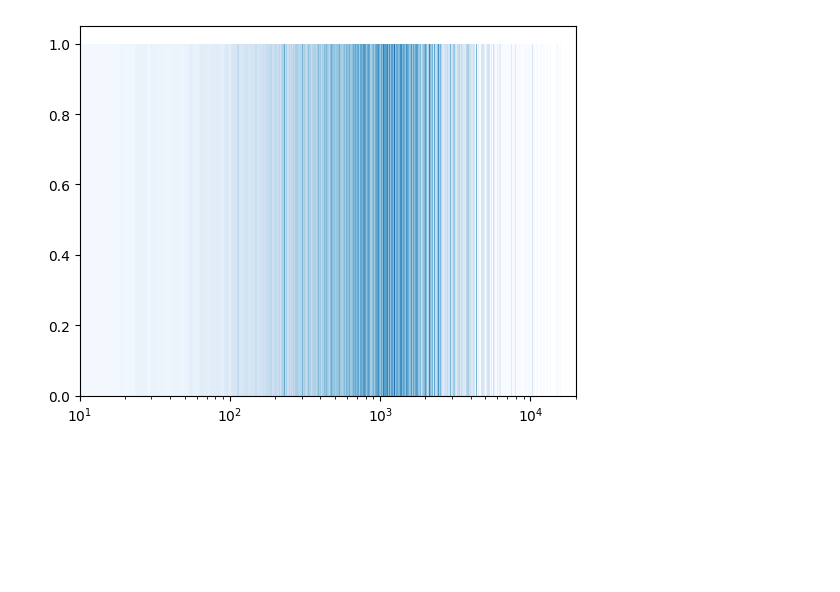
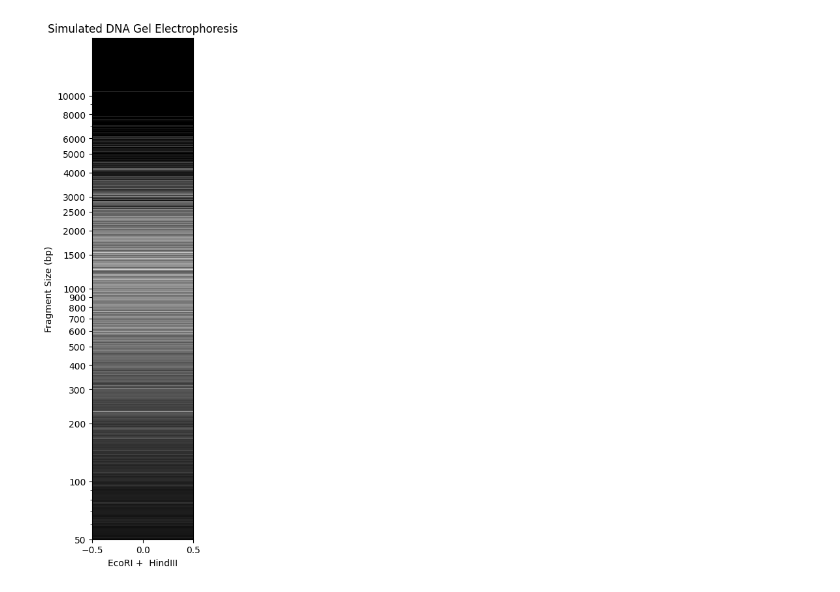
Before and after one commit to JeromeeX/genomedigester, a Jupyter notebook: test.ipynb, the cells around one changed output. Saved outputs shown, nothing was run; the diff lists cells and outputs as text; code cells hidden in the pictures; blank space fills up the shorter version.

Commit message:
- Updated enzyme file to append more choices. - Set the color theme to gray in accordance with gel electrophoresis in real life.

```diff
--- a/test.ipynb
+++ b/test.ipynb
@@ -32,8 +32,8 @@ def restriction_sites(file_path):
     """
     enzymes = read_fasta(file_path)
     for key in enzymes:
-        nick = enzymes[key].find("|")
-        enzymes[key] = [enzymes[key].replace("|", "").replace("N", "[ACTG]").replace("Y", "[CT]").replace("R", "[AG]"), nick]
+        nick = enzymes[key].find("/")
+        enzymes[key] = [enzymes[key].replace("/", "").replace("N", "[ACTG]").replace("Y", "[CT]").replace("R", "[AG]"), nick]
         # Replace all the placeholders with the corresponding regex
     return enzymes
 # %%
@@ -75,6 +75,8 @@ def random_fragment(sites, max_size, min_size):
 def main():
     import matplotlib.pyplot as plt
     from collections import Counter
+    import numpy as np
+    import pandas as pd
 
     genome_file = "../genome.fa"
     enzyme_file = "test_enzyme.fa"
@@ -85,50 +87,92 @@ def main():
 
     # Create a dictionary to store the restriction sites for the selected enzymes
     selected_enzymes = input("Enter the names of the enzymes separated by commas (e.g., EcoRI, HindIII): ").split(',')
-
-    # Find restriction sites for the selected enzymes and generate the selected_restriction_sites dictionary
+    # selected_enzymes = "EcoRI, HindIII".split(',')
+    # Find restriction s]ites for the selected enzymes and generate the selected_restriction_sites dictionary
     from collections import defaultdict
     selected_restriction_sites = defaultdict(set) # Use defaultdict to avoid key errors and store unique restriction sites
     for enzyme_name in selected_enzymes:
         enzyme_name = enzyme_name.strip() # Remove whitespaces
         if enzyme_name in enzymes:
             enzyme_sites = find_restriction_sites(genome, enzyme_name)
             for chr, sites in enzyme_sites.items(): # Add the restriction sites to the selected_restriction_sites dictionary
                 selected_restriction_sites[chr].update(sites)
         else:
             print("{enzyme} not found!".format(enzyme=enzyme_name))
 
     for chr in selected_restriction_sites: # Sort the restriction sites and convert the set to sorted list
         selected_restriction_sites[chr] = sorted(list(selected_restriction_sites[chr]))
 
     # Simulate the fragmentation during genome DNA extraction
     distances = []
     for chr, sites in selected_restriction_sites.items():
-        for i in range(100):
+        for i in range(500):
             sites_with_fragmentation = random_fragment(sites, 100000, 15000)
             distances_in_chr = [sites_with_fragmentation[i+1] - sites_with_fragmentation[i] for i in range(len(sites_with_fragmentation)-1)]
             distances.extend(distances_in_chr)
 
-    fragment_count = Counter(distances)
-    DNA_sum = sum(distances)
-    intensity = {key: value*key/DNA_sum for key, value in fragment_count.items()}
 
-    # Normalize the intensity
-    max_intensity = max(intensity.values())
-    normalized_intensity = {key: value/max_intensity for key, value in intensity.items()}
+    # Summarize the fragment sizes by printing the sum of the fragment sizes in each bin
+    bins = [i for i in range(0, 20000, 1)]
 
-    # Plot the results
-    cmap = plt.cm.Blues
-    for size, intensity in normalized_intensity.items():
-        color = cmap(intensity)
-        plt.bar(size, 1, width=5, color=color)
+    # Make a pandas dataframe to store the fragment sizes and their counts. Using bins of size 1
+    distances_count = Counter(distances)
 
-    plt.xlim(10,20000)
-    plt.xscale("log")
+    # Sum the counts of the fragment sizes in each bin
+    df = pd.DataFrame.from_dict(distances_count, orient='index').reset_index()
+    df.columns = ['size', 'count']
+
+    # df.to_csv("fragment_sizes.csv", index=False)
+    df["bases"] = df["size"] * df["count"]
+
+    # Create an index column with the fragment sizes
+    df.set_index("size", inplace=True)
+
+    # Delete the count column
+    del df["count"]
+
+
+    # Convert the df index into bins
+    df = df.groupby(pd.cut(df.index, bins=bins)).sum()
+
+    # Change zeros and NaNto 1 to avoid log(0) error
+    df = df.replace(0, 1)
+    df = df.fillna(1)
+
+    # Create a new data fram with same index as df. The values are all 1 except roww 9000-10000 which are all 1000000
+    df2 = pd.DataFrame(index=df.index)
+    df2["ladder"] = 1
+    df2.loc[9000:10000, "ladder"] = 1000
+
+    # Change the index into an integer by converting the string into a list and taking the first element
+    df.index = [int(str(i)[1:-1].split(",")[1]) for i in df.index]
+
+    # normalize the bases column between 1 and 100
+    df["bases"] = df["bases"] / df["bases"].sum() * 1000
+
+    # Plot the simulated gel electrophoresis
+    plt.figure(figsize=(2, 10))
+    plt.imshow(df, aspect='auto', cmap="gray")
+    plt.yscale('log')
+    plt.ylim(50, max(df.index))
+
+    # set yticks from a list
+    ticks = [50, 100, 200, 300, 400, 500, 600, 700, 800, 900, 1000, 1500, 2000, 2500, 3000, 4000, 5000, 6000, 8000, 10000]
+    plt.yticks(ticks, ticks)
+
+
+    # plt.colorbar(label='Total DNA Amount per µg')
+    xlabel = " + ".join(selected_enzymes)
+    plt.xlabel(xlabel)
+    plt.ylabel('Fragment Size (bp)')
+    plt.title('Simulated DNA Gel Electrophoresis')
+    plt.show()
+
 
     return distances # Return the distances list to be used in the plot
 
+
 if __name__ == "__main__":
     main()
 # %% [output]
-[figure, old version]
+[figure, new version]
```
Also changed, not shown: parts of 1 cell of this notebook, 1 other file.
